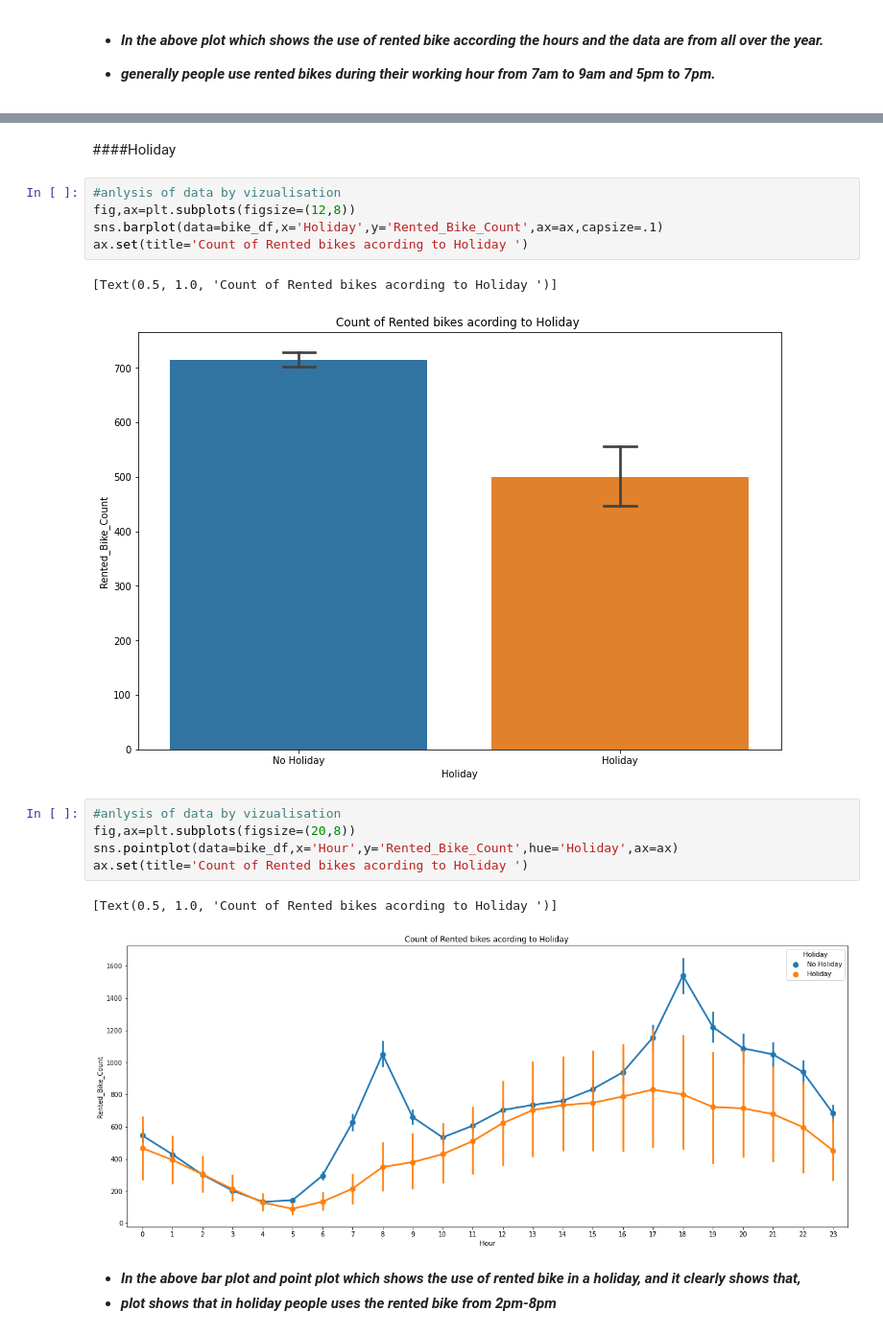
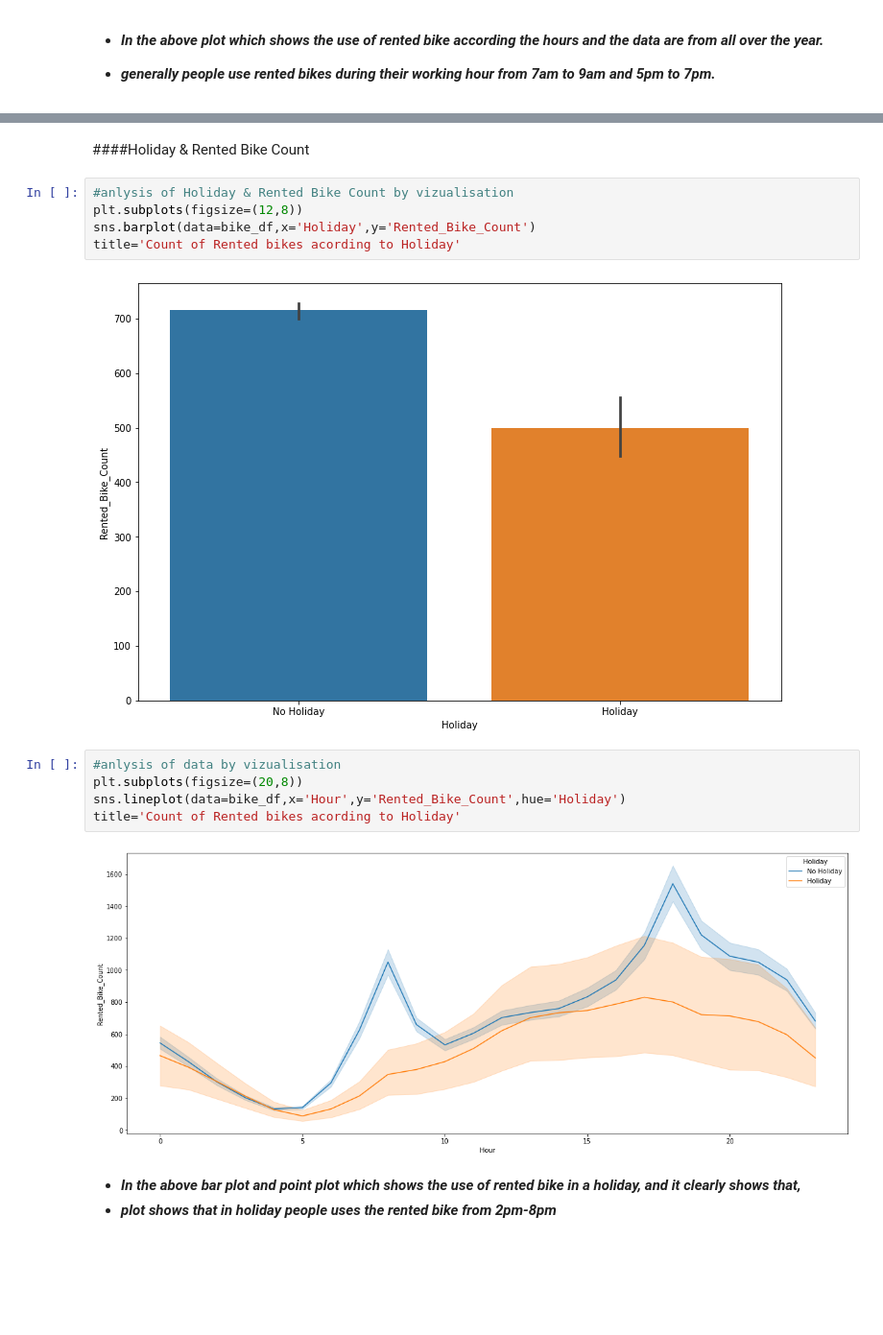
Before and after one commit to spradeepgit/Bike-Sharing-Demand-Prediction.ipynb, a Jupyter notebook: Bike_Sharing_Demand_Prediction.ipynb, the cells around one changed output, grey strips where cells are left out. Shown at 96% size. Cells and saved outputs as stored; diff of their text form; blank space fills up the shorter version.

```diff
--- a/Bike_Sharing_Demand_Prediction.ipynb
+++ b/Bike_Sharing_Demand_Prediction.ipynb
@@ -505,23 +506,21 @@ ax.set(title='Count of Rented bikes acording to seasons ')
 * ***In summer season the use of rented bike is high and peak time is 7am-9am and 7pm-5pm.***
 * ***In winter season the use of rented bike is very low because of snowfall.***
 # %% [markdown]
-####Holiday
+####Holiday & Rented Bike Count
 # %%
-#anlysis of data by vizualisation
-fig,ax=plt.subplots(figsize=(12,8))
-sns.barplot(data=bike_df,x='Holiday',y='Rented_Bike_Count',ax=ax,capsize=.1)
-ax.set(title='Count of Rented bikes acording to Holiday ')
+#anlysis of Holiday & Rented Bike Count by vizualisation
+plt.subplots(figsize=(12,8))
+sns.barplot(data=bike_df,x='Holiday',y='Rented_Bike_Count')
+title='Count of Rented bikes acording to Holiday'
 # %% [output]
-[Text(0.5, 1.0, 'Count of Rented bikes acording to Holiday ')]
-[figure, old version]
+[figure, new version]
 # %%
 #anlysis of data by vizualisation
-fig,ax=plt.subplots(figsize=(20,8))
-sns.pointplot(data=bike_df,x='Hour',y='Rented_Bike_Count',hue='Holiday',ax=ax)
-ax.set(title='Count of Rented bikes acording to Holiday ')
+plt.subplots(figsize=(20,8))
+sns.lineplot(data=bike_df,x='Hour',y='Rented_Bike_Count',hue='Holiday')
+title='Count of Rented bikes acording to Holiday'
 # %% [output]
-[Text(0.5, 1.0, 'Count of Rented bikes acording to Holiday ')]
-[figure, old version]
+[figure, new version]
 # %% [markdown]
 * ***In the above bar plot and point plot which shows the use of rented bike in a holiday, and it clearly shows that,***
 * ***plot shows that in holiday people uses the rented bike from 2pm-8pm***
```
Also changed, not shown: parts of 99 cells of this notebook.
